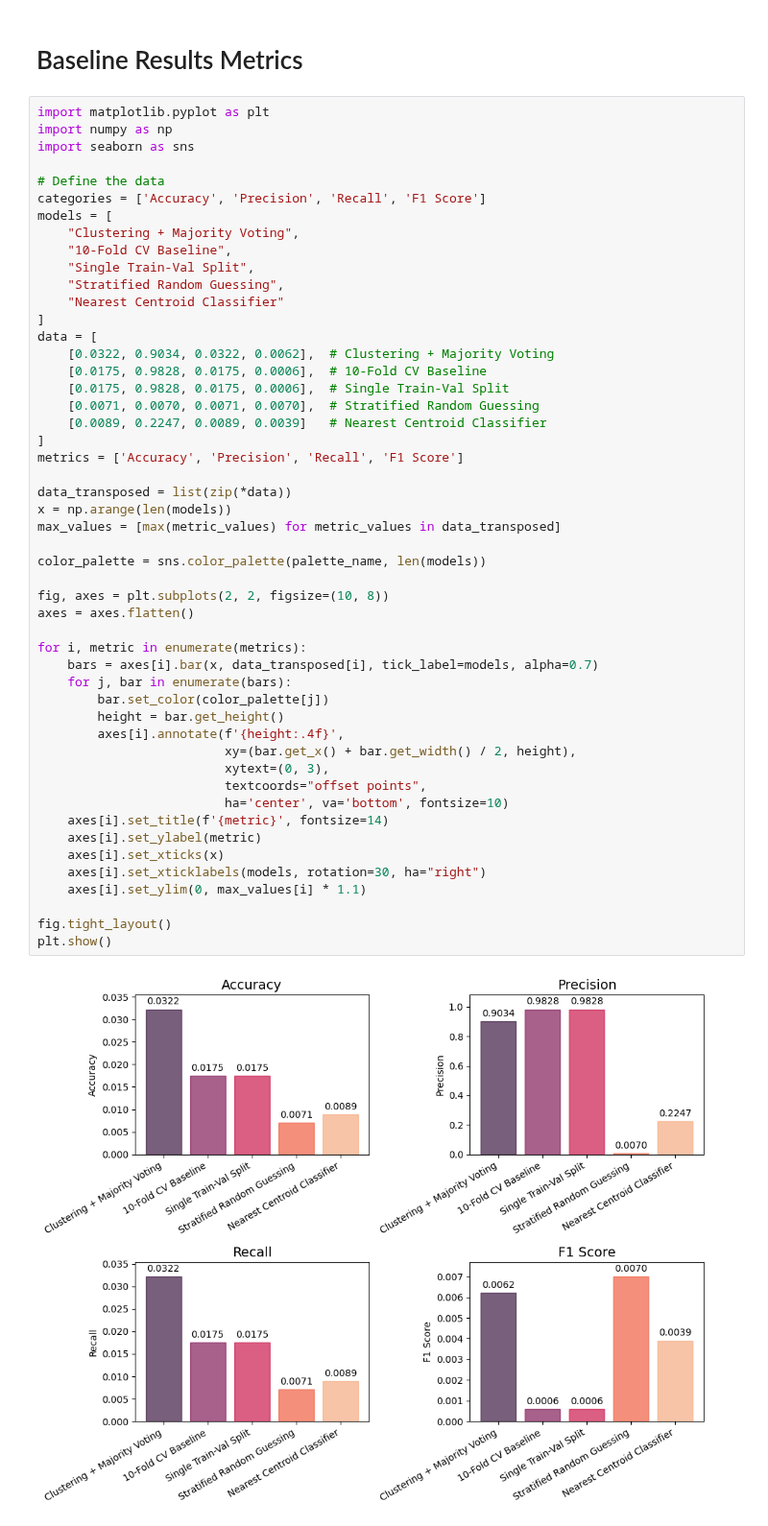
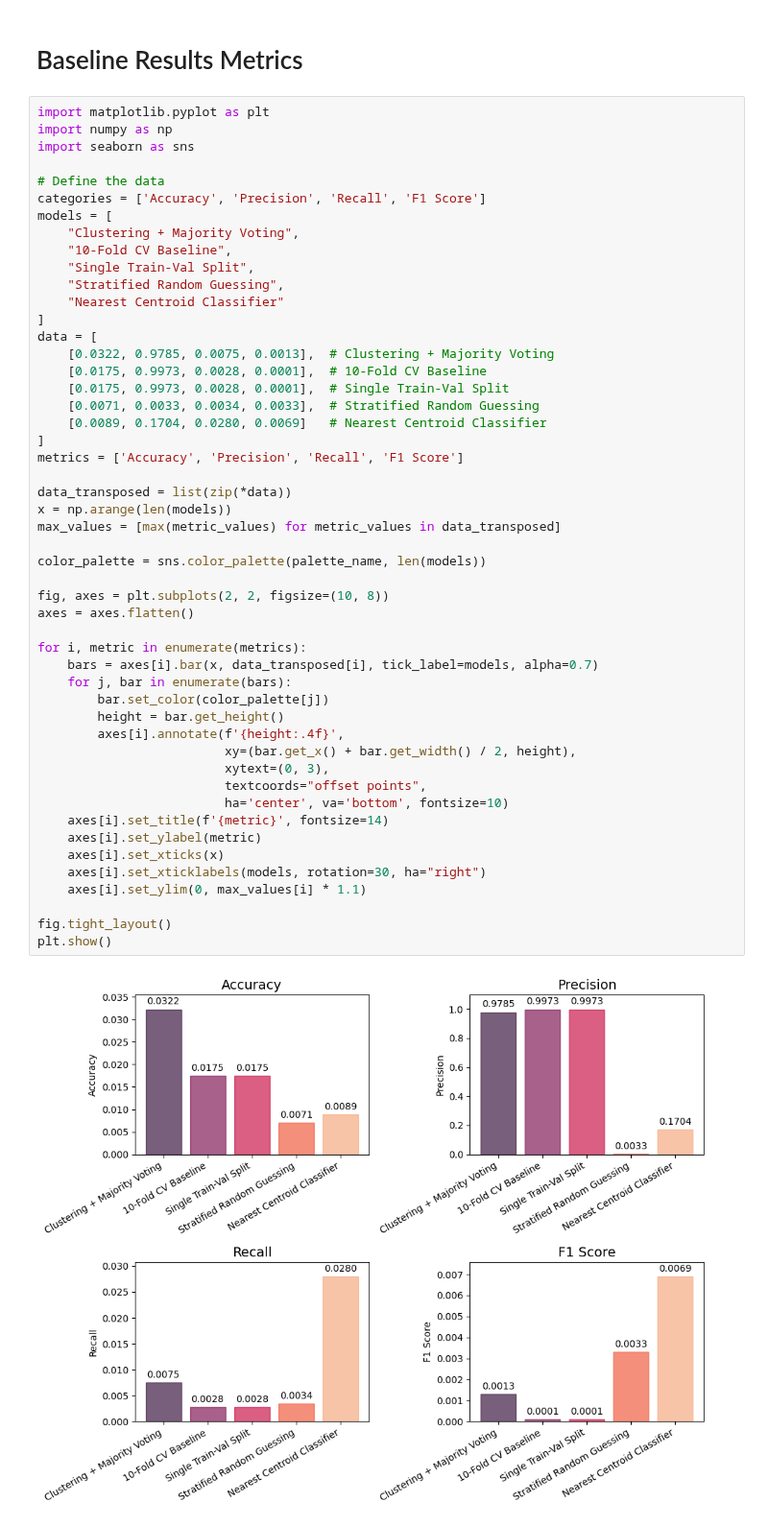
Before and after one commit to Davee02/HSLU.DSPRO1.BirdDetection, a Jupyter notebook: notebooks/09-report-visualizations.ipynb, the cells around one changed output. Shown at 96% size. Drawn from its saved outputs; the diff is of its cells as text.

Commit message:
Adjusted values in visualization with macro averaged metrics

```diff
--- a/notebooks/09-report-visualizations.ipynb
+++ b/notebooks/09-report-visualizations.ipynb
@@ -327,40 +327,40 @@ models = [
     "Nearest Centroid Classifier"
 ]
 data = [
-    [0.0322, 0.9034, 0.0322, 0.0062],  # Clustering + Majority Voting
-    [0.0175, 0.9828, 0.0175, 0.0006],  # 10-Fold CV Baseline
-    [0.0175, 0.9828, 0.0175, 0.0006],  # Single Train-Val Split
-    [0.0071, 0.0070, 0.0071, 0.0070],  # Stratified Random Guessing
-    [0.0089, 0.2247, 0.0089, 0.0039]   # Nearest Centroid Classifier
+    [0.0322, 0.9785, 0.0075, 0.0013],  # Clustering + Majority Voting
+    [0.0175, 0.9973, 0.0028, 0.0001],  # 10-Fold CV Baseline
+    [0.0175, 0.9973, 0.0028, 0.0001],  # Single Train-Val Split
+    [0.0071, 0.0033, 0.0034, 0.0033],  # Stratified Random Guessing
+    [0.0089, 0.1704, 0.0280, 0.0069]   # Nearest Centroid Classifier
 ]
 metrics = ['Accuracy', 'Precision', 'Recall', 'F1 Score']
 
 data_transposed = list(zip(*data))
 x = np.arange(len(models))
 max_values = [max(metric_values) for metric_values in data_transposed]
 
 color_palette = sns.color_palette(palette_name, len(models))
 
 fig, axes = plt.subplots(2, 2, figsize=(10, 8))
 axes = axes.flatten()
 
 for i, metric in enumerate(metrics):
     bars = axes[i].bar(x, data_transposed[i], tick_label=models, alpha=0.7)
     for j, bar in enumerate(bars):
         bar.set_color(color_palette[j])
         height = bar.get_height()
         axes[i].annotate(f'{height:.4f}',
                          xy=(bar.get_x() + bar.get_width() / 2, height),
                          xytext=(0, 3),
                          textcoords="offset points",
                          ha='center', va='bottom', fontsize=10)
     axes[i].set_title(f'{metric}', fontsize=14)
     axes[i].set_ylabel(metric)
     axes[i].set_xticks(x)
     axes[i].set_xticklabels(models, rotation=30, ha="right")
     axes[i].set_ylim(0, max_values[i] * 1.1)
 
 fig.tight_layout()
 plt.show()
 # %% [output]
-[figure, old version]
+[figure, new version]
```
